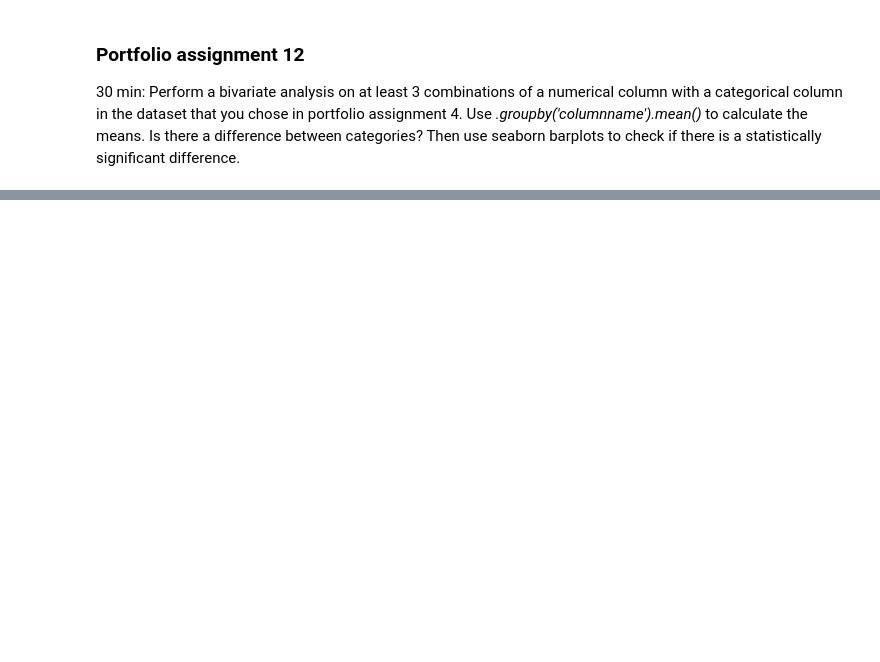
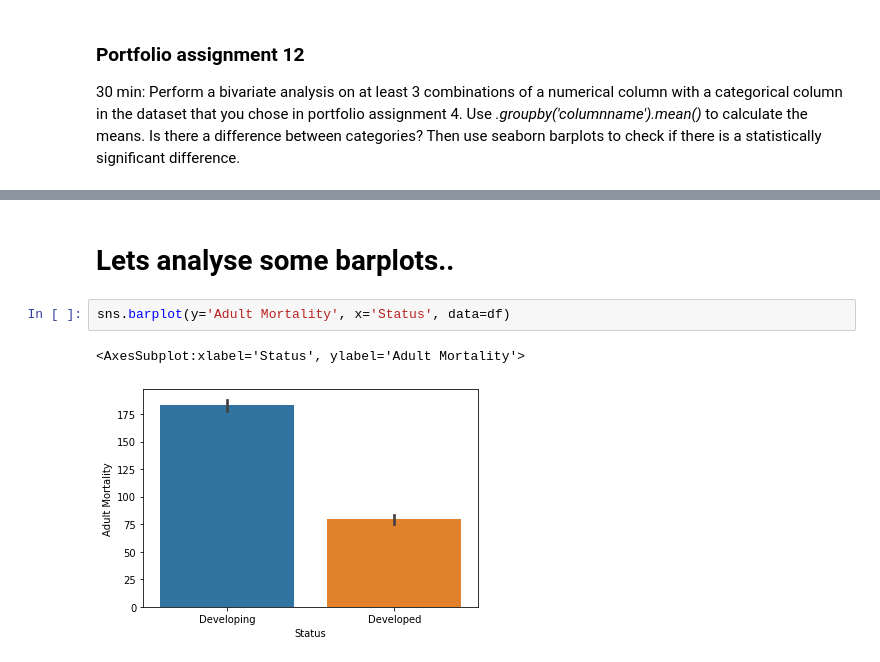
Before and after one commit to Maurice-De-Ridder/DataScience, a Jupyter notebook: Portfolio opdracht 12.ipynb, the cells around one changed output, grey strips where cells are left out. Drawn from its saved outputs; the diff is of its cells as text; blank space fills up the shorter version.

```diff
--- a/Portfolio opdracht 12.ipynb
+++ b/Portfolio opdracht 12.ipynb
@@ -34 +46,8 @@ df.groupby('opening_eco').mean()
+# %% [markdown]
+# Lets analyse some barplots..
+# %%
+sns.barplot(y='Adult Mortality', x='Status', data=df)
+# %% [output]
+<AxesSubplot:xlabel='Status', ylabel='Adult Mortality'>
+[figure, added]
 # %%
```
Also changed, not shown: parts of 21 cells of this notebook, 8 other files.
